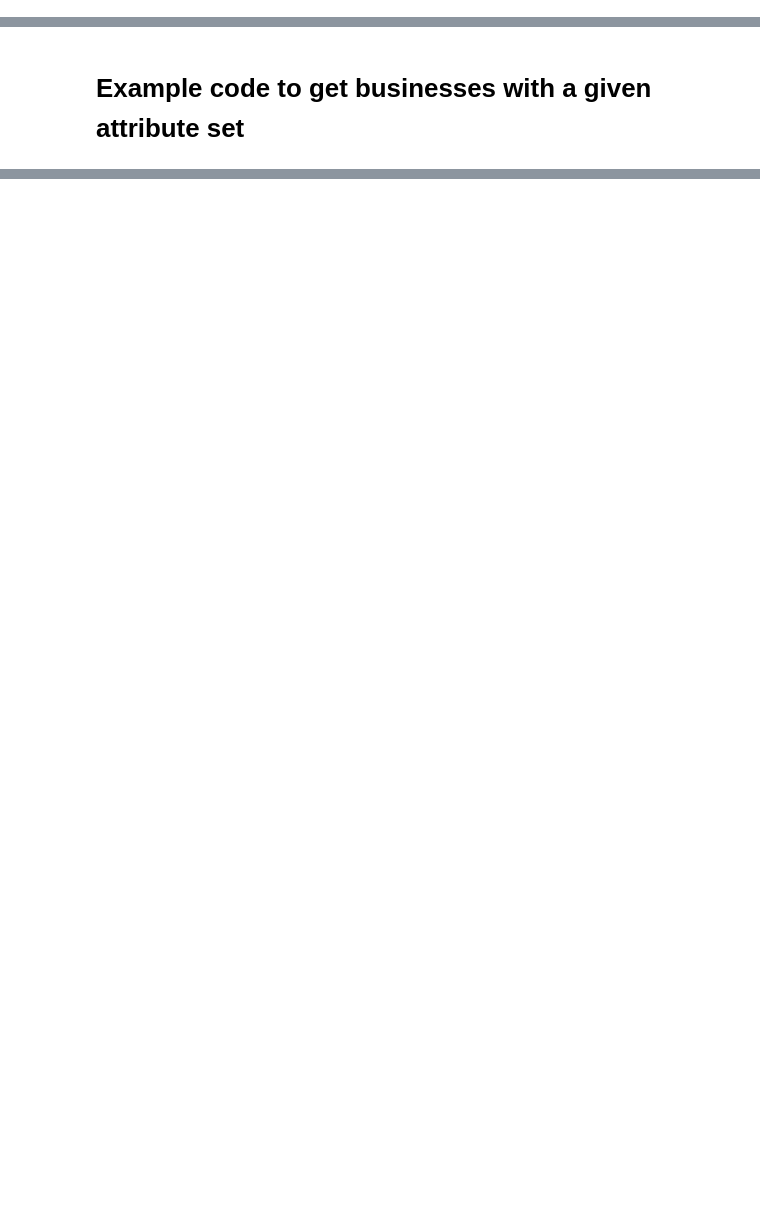
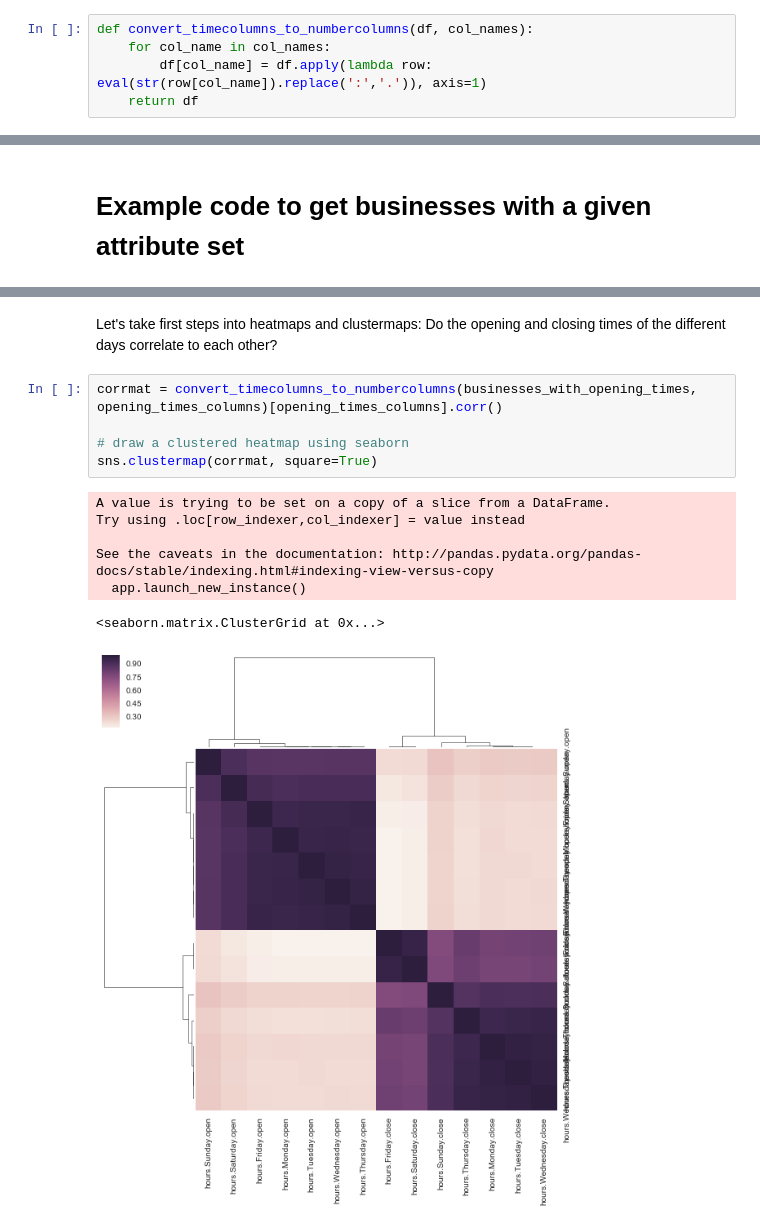
Before and after one commit to NeonMika/visualanalytics, a Jupyter notebook: index.ipynb, the cells around one changed output, grey strips where cells are left out. Saved outputs shown, nothing was run; the diff lists cells and outputs as text; blank space fills up the shorter version.

```diff
--- a/index.ipynb
+++ b/index.ipynb
@@ -67,0 +75,5 @@ def convert_listcolumns_to_tuplecolumns(df, col_names):
+# %%
+def convert_timecolumns_to_numbercolumns(df, col_names):
+    for col_name in col_names:
+        df[col_name] = df.apply(lambda row: eval(str(row[col_name]).replace(':','.')), axis=1)
+    return df
@@ -228,0 +421,16 @@ businesses.dropna(axis = 0, how = 'any', thresh = None, subset = must_contain_va
+# %% [markdown]
+Let's take first steps into heatmaps and clustermaps:
+Do the opening and closing times of the different days correlate to each other?
+# %%
+corrmat = convert_timecolumns_to_numbercolumns(businesses_with_opening_times, opening_times_columns)[opening_times_columns].corr()
+
+# draw a clustered heatmap using seaborn
+sns.clustermap(corrmat, square=True)
+# %% [output]
+A value is trying to be set on a copy of a slice from a DataFrame.
+Try using .loc[row_indexer,col_indexer] = value instead
+
+See the caveats in the documentation: http://pandas.pydata.org/pandas-docs/stable/indexing.html#indexing-view-versus-copy
+  app.launch_new_instance()
+<seaborn.matrix.ClusterGrid at 0x...>
+[figure, added]
```
Also changed, not shown: parts of 64 cells of this notebook, 1 other file.
